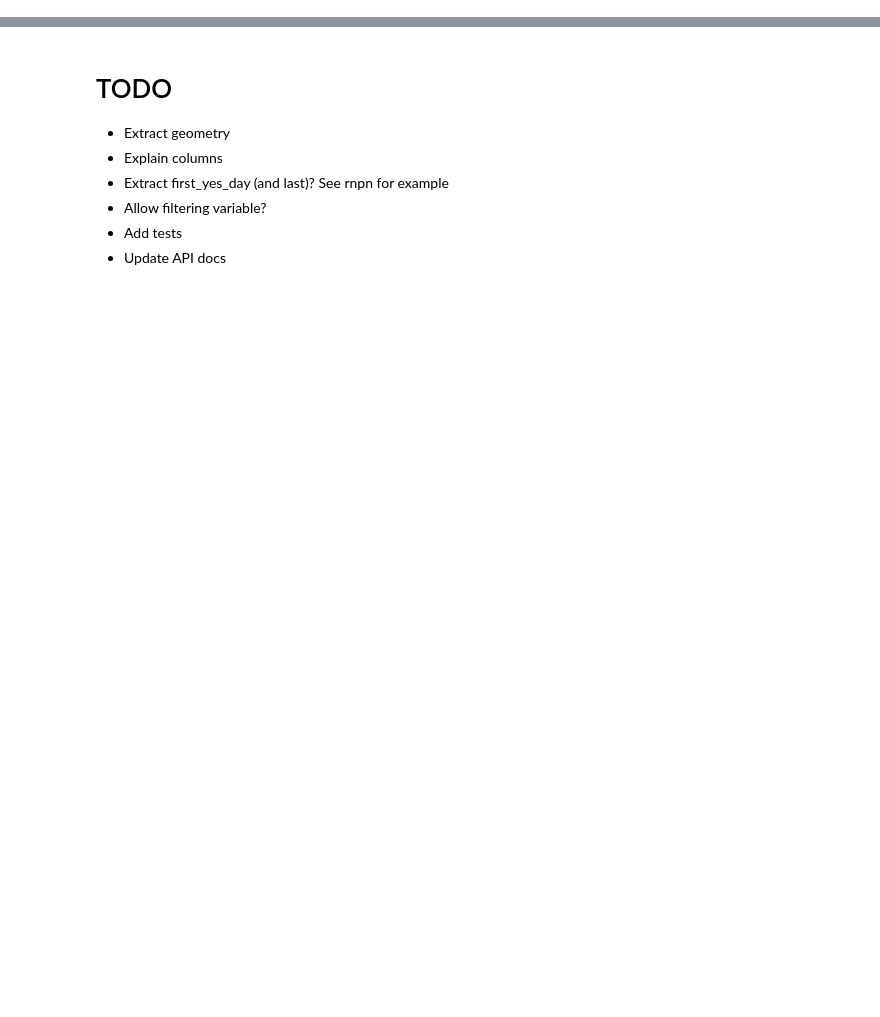
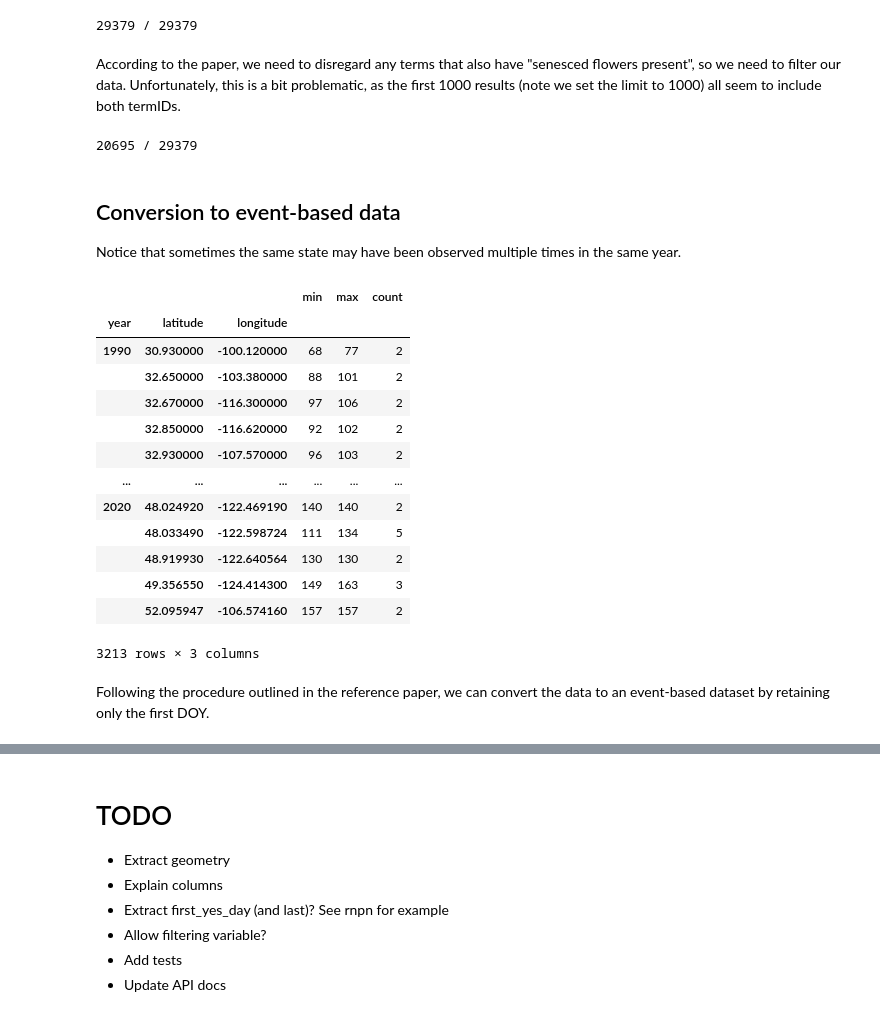
Before and after one commit to phenology/springtime, a Jupyter notebook: docs/notebooks/user_guide/datasets/ppo.ipynb, the cells around one changed output, grey strips where cells are left out. Drawn from its saved outputs; the diff is of its cells as text; code cells hidden in the pictures; blank space fills up the shorter version.

```diff
--- a/docs/notebooks/user_guide/datasets/ppo.ipynb
+++ b/docs/notebooks/user_guide/datasets/ppo.ipynb
@@ -53,0 +124,40 @@ raw_df
+# %%
+flowers = raw_df.termID.map(lambda x: "obo:PPO_0002032" in x)
+print(f"{flowers.sum()} / {len(raw_df)}")
+# %% [output]
+29379 / 29379
+# %% [markdown]
+According to the paper, we need to disregard any terms that also have "senesced flowers present", so we need to filter our data. Unfortunately, this is a bit problematic, as the first 1000 results (note we set the limit to 1000) all seem to include both termIDs.
+# %%
+# fresh_flowers = raw_df.query("~termID.str.contains('obo:PPO_0002335')")
+# equivalent but faster
+fresh_flowers = raw_df[~raw_df.termID.map(lambda x: "obo:PPO_0002335" in x)]
+print(f"{len(fresh_flowers)} / {len(raw_df)}")
+# %% [output]
+20695 / 29379
+# %% [markdown]
+## Conversion to event-based data
+
+Notice that sometimes the same state may have been observed multiple times in the same year.
+# %%
+fresh_flowers.groupby(["year", "latitude", "longitude"])["dayOfYear"].agg(
+    ["min", "max", "count"]
+)
+# %% [output]
+|  |  |  | min | max | count |
+| year | latitude | longitude |  |  |  |
+| 1990 | 30.930000 | -100.120000 | 68 | 77 | 2 |
+|  | 32.650000 | -103.380000 | 88 | 101 | 2 |
+|  | 32.670000 | -116.300000 | 97 | 106 | 2 |
+|  | 32.850000 | -116.620000 | 92 | 102 | 2 |
+|  | 32.930000 | -107.570000 | 96 | 103 | 2 |
+| ... | ... | ... | ... | ... | ... |
+| 2020 | 48.024920 | -122.469190 | 140 | 140 | 2 |
+|  | 48.033490 | -122.598724 | 111 | 134 | 5 |
+|  | 48.919930 | -122.640564 | 130 | 130 | 2 |
+|  | 49.356550 | -124.414300 | 149 | 163 | 3 |
+|  | 52.095947 | -106.574160 | 157 | 157 | 2 |
+3213 rows × 3 columns
+# %% [markdown]
+Following the procedure outlined in the reference paper, we can convert the data
+to an event-based dataset by retaining only the first DOY.
```
Also changed, not shown: parts of 18 cells of this notebook, 5 other files.
